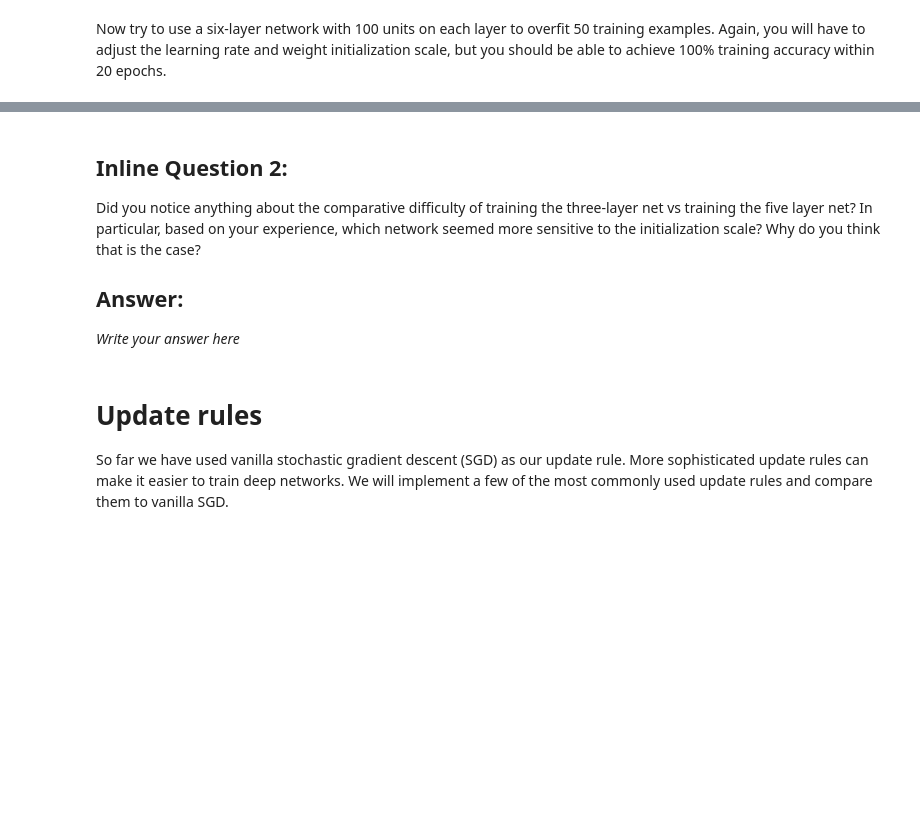
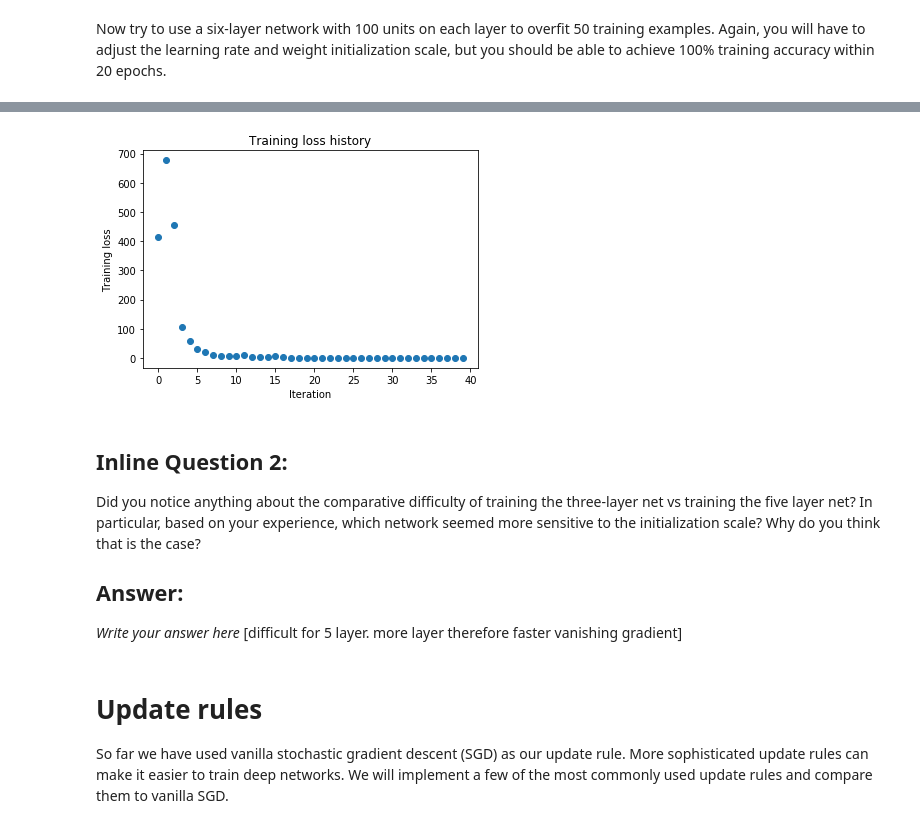
Before and after one commit to Salazar-Prime/Shallow_learn, a Jupyter notebook: HW2/FullyConnectedNets.ipynb, the cells around one changed output, grey strips where cells are left out. Saved outputs shown, nothing was run; the diff lists cells and outputs as text; code cells hidden in the pictures; blank space fills up the shorter version.

```diff
--- a/HW2/FullyConnectedNets.ipynb
+++ b/HW2/FullyConnectedNets.ipynb
@@ -467,8 +548,9 @@ small_data = {
   'y_val': data['y_val'],
 }
 
-learning_rate = 1e-1  # Experiment with this to make sure that error converges to zero!
-weight_scale = 1e-1   # Experiment with this to make sure that error converges to zero!
+
+weight_scale = 1.2e-1   # Experiment with this to make sure that error converges to zero!
+learning_rate = 1e-3  # Experiment with this to make sure that error converges to zero!
 
 model = FullyConnectedNet([100, 100, 100, 100, 100],
                 weight_scale=weight_scale, dtype=np.float64)
@@ -486,3 +568,4 @@ plt.title('Training loss history')
 plt.xlabel('Iteration')
 plt.ylabel('Training loss')
 plt.show()
+# %% [output]
@@ -489,9 +589,11 @@ plt.show()
+[figure, added]
 # %% [markdown]
 ## Inline Question 2:
 Did you notice anything about the comparative difficulty of training the three-layer net vs training the five layer net? In particular, based on your experience, which network seemed more sensitive to the initialization scale? Why do you think that is the case?
 
 ## Answer:
 *Write your answer here*
+ [difficult for 5 layer. more layer therefore faster vanishing gradient]
 # %% [markdown]
 # Update rules
 So far we have used vanilla stochastic gradient descent (SGD) as our update rule. More sophisticated update rules can make it easier to train deep networks. We will implement a few of the most commonly used update rules and compare them to vanilla SGD.
```
Also changed, not shown: parts of 5 cells of this notebook, 1 other file.
